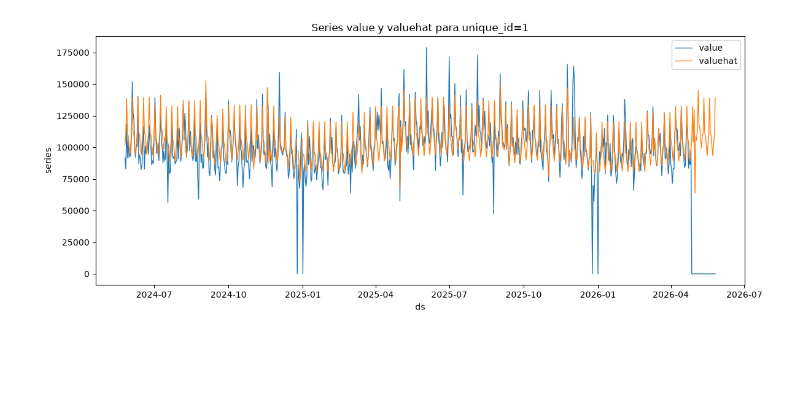
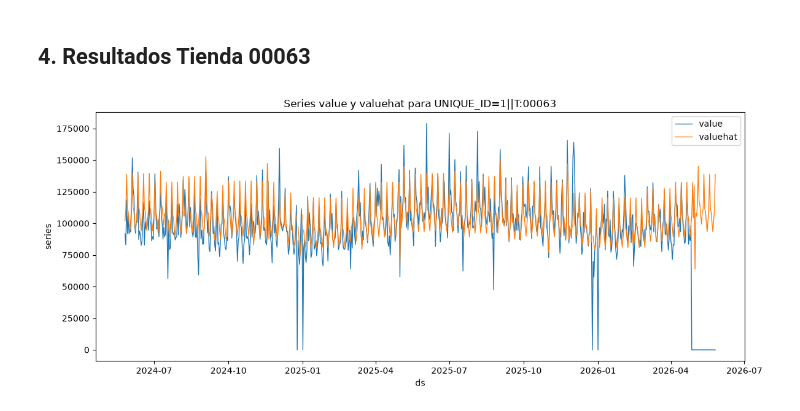
Before and after one commit to willy-hidalgo/tienda-inglesa-v3, a Jupyter notebook: app/tests.ipynb, the cells around one changed output. Cells and saved outputs as stored; diff of their text form; code cells hidden in the pictures; blank space fills up the shorter version.

Commit message:
fixes sku+tienda forecasts

```diff
--- a/app/tests.ipynb
+++ b/app/tests.ipynb
@@ -17,7 +23,7 @@ df = pl.read_parquet(parquet_path)
 import matplotlib.pyplot as plt
 
 
-def graph_plot(filtered: pl.DataFrame):
+def graph_plot(filtered: pl.DataFrame, unique_id: str):
     x = filtered["ds"].to_list()
     y_value = filtered["value"].to_list()
     y_valuehat = filtered["valuehat"].to_list()
@@ -27,16 +33,7 @@ def graph_plot(filtered: pl.DataFrame):
     plt.plot(x, y_valuehat, label="valuehat", linewidth=1)
     plt.xlabel("ds")
     plt.ylabel("series")
-    plt.title("Series value y valuehat para unique_id=1")
+    plt.title(f"Series value y valuehat para UNIQUE_ID={unique_id}")
     plt.legend()
     plt.tight_layout()
     plt.show()
-
-
-filtered = (
-    df.filter(pl.col("unique_id") == "1").select(["ds", "value", "valuehat"]).sort("ds")
-)
-
-print(filtered.head())
-
-graph_plot(filtered)
@@ -101,10 +65,15 @@ shape: (8, 6)
+# %% [markdown]
+
+## 4. Resultados Tienda 00063
 # %%
+unique_id = "1||T:00063"
+
 filtered = (
-    df.filter(pl.col("unique_id") == "1||T:00063")
+    df.filter(pl.col("unique_id") == unique_id)
     .select(["ds", "value", "valuehat"])
     .sort("ds")
 )
 
-graph_plot(filtered)
+graph_plot(filtered, unique_id)
 # %% [output]
-[figure, old version]
+[figure, new version]
```
Also changed, not shown: parts of 13 cells of this notebook, 14 other files.
